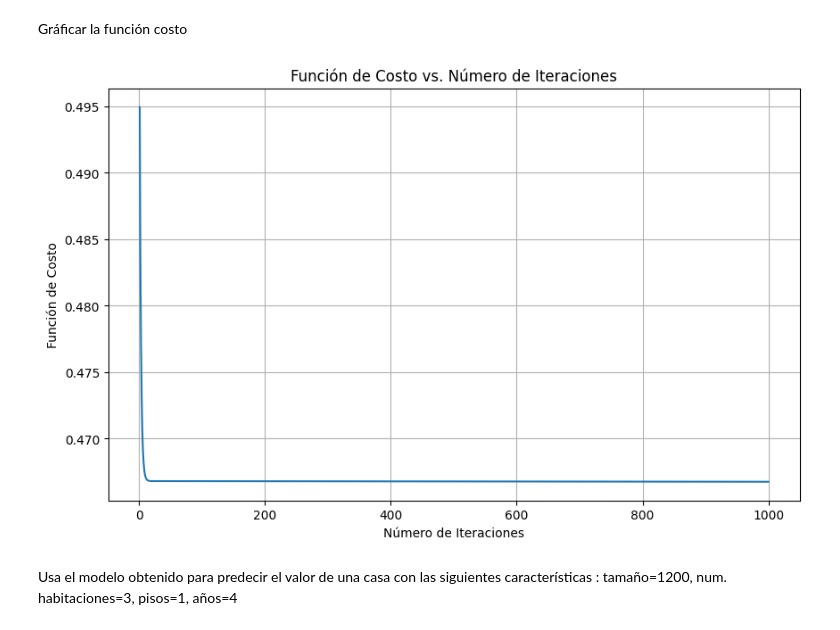
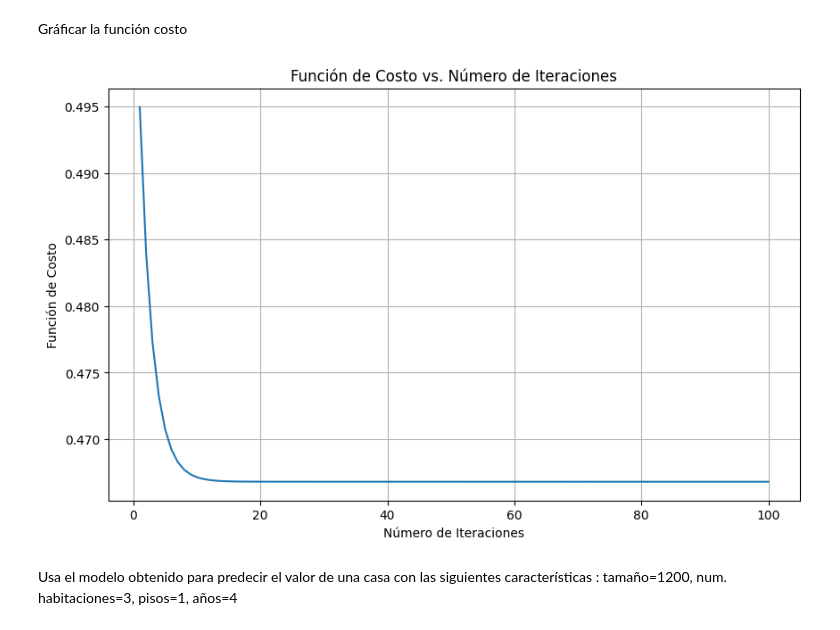
Before and after one commit to DCI-alxogm/ml2023-checo0228, a Jupyter notebook: SEP/Ejercicios/02_SEP_23_Ejercicio.ipynb, the cells around one changed output. Cells and saved outputs as stored; diff of their text form; code cells hidden in the pictures.

```diff
--- a/SEP/Ejercicios/02_SEP_23_Ejercicio.ipynb
+++ b/SEP/Ejercicios/02_SEP_23_Ejercicio.ipynb
@@ -254,35 +254,35 @@ theta_initial = np.zeros((num_features, 1))  # num_features x 1
 # Implementar el gradiente descendente
 def gradient_descent(X, y, theta, alpha, num_iterations):
     cost_history = []
 
     m = len(y)
 
     for _ in range(num_iterations):
         error = X.dot(theta) - y
         gradient = X.T.dot(error) / m
         theta -= alpha * gradient
         cost = np.sum(error ** 2) / (2 * m)
         cost_history.append(cost)
 
     return cost_history
 
 # Configurar hiperparámetros
 alpha = 0.0000001  # Tasa de aprendizaje
-num_iterations = 1000  # Número de iteraciones
+num_iterations = 100  # Número de iteraciones
 
 # Ejecutar el gradiente descendente
 cost_history = gradient_descent(X, y, theta_initial, alpha, num_iterations)
 
 # Graficar la función de costo en función del número de iteraciones
 plt.figure(figsize=(10, 6))
 plt.plot(range(1, num_iterations + 1), cost_history)
 plt.title('Función de Costo vs. Número de Iteraciones')
 plt.xlabel('Número de Iteraciones')
 plt.ylabel('Función de Costo')
 plt.grid(True)
 plt.show()
 # %% [output]
-[figure, old version]
+[figure, new version]
 # %% [markdown]
 Usa el modelo obtenido para predecir el valor de una casa con las siguientes características : tamaño=1200, num. habitaciones=3, pisos=1, años=4
 # %%
```
Also changed, not shown: parts of 3 cells of this notebook.
